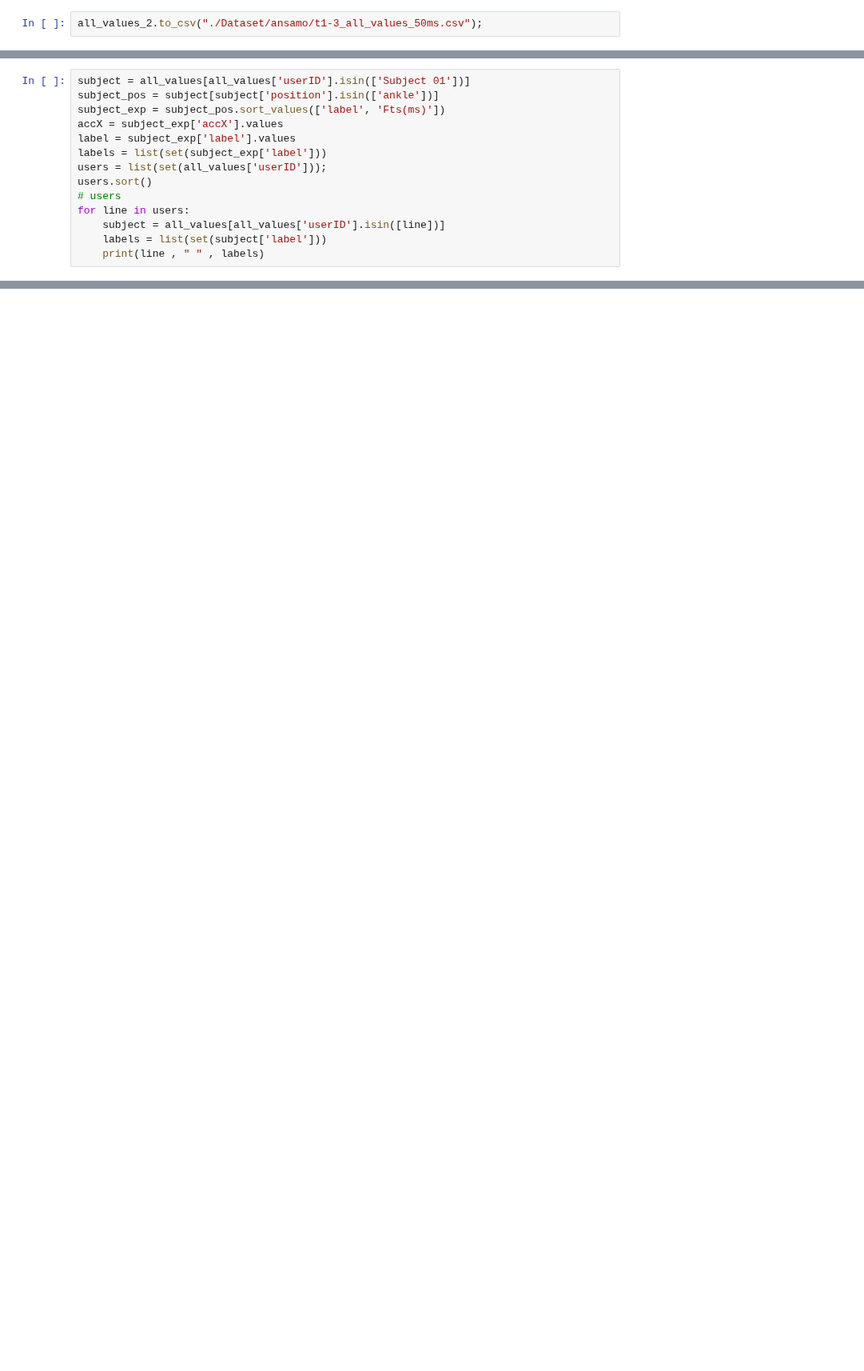
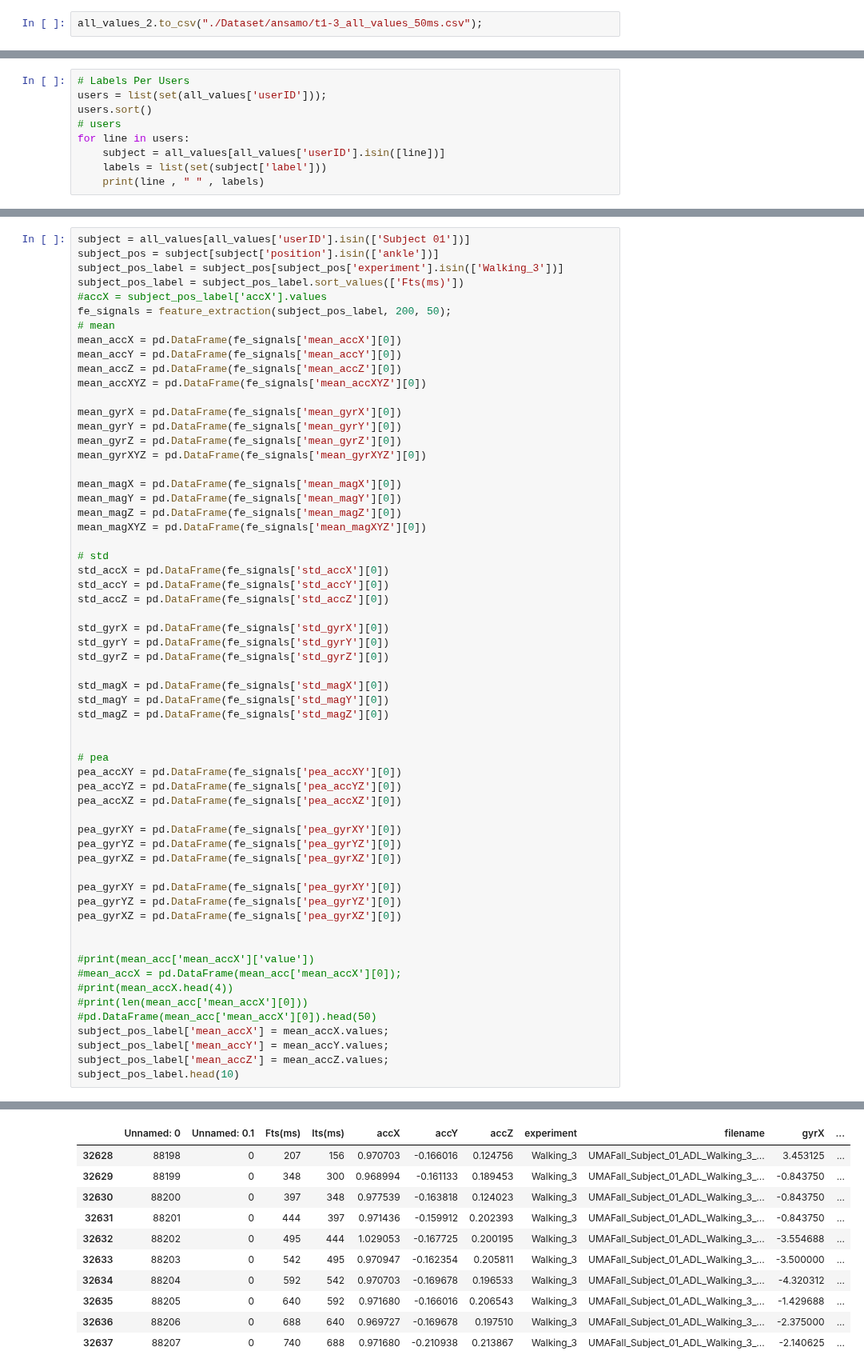
Before and after one commit to pbmiguel/py-har, a Jupyter notebook: TASKS/T1/pre-processing/2016-ANSAMO/2016-ANSAMO-preprocessing-final-version.ipynb, the cells around one changed output, grey strips where cells are left out. Shown at 80% size. Drawn from its saved outputs; the diff is of its cells as text; blank space fills up the shorter version.

```diff
--- a/TASKS/T1/pre-processing/2016-ANSAMO/2016-ANSAMO-preprocessing-final-version.ipynb
+++ b/TASKS/T1/pre-processing/2016-ANSAMO/2016-ANSAMO-preprocessing-final-version.ipynb
@@ -839,12 +838,7 @@ Subject 15 ,  7436
 Subject 16 ,  25950
 Subject 17 ,  5489
 # %%
-subject = all_values[all_values['userID'].isin(['Subject 01'])]
-subject_pos = subject[subject['position'].isin(['ankle'])]
-subject_exp = subject_pos.sort_values(['label', 'Fts(ms)'])
-accX = subject_exp['accX'].values
-label = subject_exp['label'].values
-labels = list(set(subject_exp['label']))
+# Labels Per Users
 users = list(set(all_values['userID']));
 users.sort()
 # users
@@ -872,0 +1268,61 @@ Subject 17   ['Hopping', 'Bending', 'Sitting', 'Walking', 'Jogging']
+# %%
+subject = all_values[all_values['userID'].isin(['Subject 01'])]
+subject_pos = subject[subject['position'].isin(['ankle'])]
+subject_pos_label = subject_pos[subject_pos['experiment'].isin(['Walking_3'])]
+subject_pos_label = subject_pos_label.sort_values(['Fts(ms)'])
+#accX = subject_pos_label['accX'].values
+fe_signals = feature_extraction(subject_pos_label, 200, 50);
+# mean
+mean_accX = pd.DataFrame(fe_signals['mean_accX'][0])
+mean_accY = pd.DataFrame(fe_signals['mean_accY'][0])
+mean_accZ = pd.DataFrame(fe_signals['mean_accZ'][0])
+mean_accXYZ = pd.DataFrame(fe_signals['mean_accXYZ'][0])
+
+mean_gyrX = pd.DataFrame(fe_signals['mean_gyrX'][0])
+mean_gyrY = pd.DataFrame(fe_signals['mean_gyrY'][0])
+mean_gyrZ = pd.DataFrame(fe_signals['mean_gyrZ'][0])
+mean_gyrXYZ = pd.DataFrame(fe_signals['mean_gyrXYZ'][0])
+
+mean_magX = pd.DataFrame(fe_signals['mean_magX'][0])
+mean_magY = pd.DataFrame(fe_signals['mean_magY'][0])
+mean_magZ = pd.DataFrame(fe_signals['mean_magZ'][0])
+mean_magXYZ = pd.DataFrame(fe_signals['mean_magXYZ'][0])
+
+# std
+std_accX = pd.DataFrame(fe_signals['std_accX'][0])
+std_accY = pd.DataFrame(fe_signals['std_accY'][0])
+std_accZ = pd.DataFrame(fe_signals['std_accZ'][0])
+
+std_gyrX = pd.DataFrame(fe_signals['std_gyrX'][0])
+std_gyrY = pd.DataFrame(fe_signals['std_gyrY'][0])
+std_gyrZ = pd.DataFrame(fe_signals['std_gyrZ'][0])
+
+std_magX = pd.DataFrame(fe_signals['std_magX'][0])
+std_magY = pd.DataFrame(fe_signals['std_magY'][0])
+std_magZ = pd.DataFrame(fe_signals['std_magZ'][0])
+
+
+# pea
+pea_accXY = pd.DataFrame(fe_signals['pea_accXY'][0])
+pea_accYZ = pd.DataFrame(fe_signals['pea_accYZ'][0])
+pea_accXZ = pd.DataFrame(fe_signals['pea_accXZ'][0])
+
+pea_gyrXY = pd.DataFrame(fe_signals['pea_gyrXY'][0])
+pea_gyrYZ = pd.DataFrame(fe_signals['pea_gyrYZ'][0])
+pea_gyrXZ = pd.DataFrame(fe_signals['pea_gyrXZ'][0])
+
+pea_gyrXY = pd.DataFrame(fe_signals['pea_gyrXY'][0])
+pea_gyrYZ = pd.DataFrame(fe_signals['pea_gyrYZ'][0])
+pea_gyrXZ = pd.DataFrame(fe_signals['pea_gyrXZ'][0])
+
+
+#print(mean_acc['mean_accX']['value'])
+#mean_accX = pd.DataFrame(mean_acc['mean_accX'][0]);
+#print(mean_accX.head(4))
+#print(len(mean_acc['mean_accX'][0]))
+#pd.DataFrame(mean_acc['mean_accX'][0]).head(50)
+subject_pos_label['mean_accX'] = mean_accX.values;
+subject_pos_label['mean_accY'] = mean_accY.values;
+subject_pos_label['mean_accZ'] = mean_accZ.values;
+subject_pos_label.head(10)
+# %% [output]
@@ -872,0 +1331,11 @@ Subject 17   ['Hopping', 'Bending', 'Sitting', 'Walking', 'Jogging']
+|  | Unnamed: 0 | Unnamed: 0.1 | Fts(ms) | Its(ms) | accX | accY | accZ | experiment | filename | gyrX | ... |
+| 32628 | 88198 | 0 | 207 | 156 | 0.970703 | -0.166016 | 0.124756 | Walking_3 | UMAFall_Subject_01_ADL_Walking_3_... | 3.453125 | ... |
+| 32629 | 88199 | 0 | 348 | 300 | 0.968994 | -0.161133 | 0.189453 | Walking_3 | UMAFall_Subject_01_ADL_Walking_3_... | -0.843750 | ... |
+| 32630 | 88200 | 0 | 397 | 348 | 0.977539 | -0.163818 | 0.124023 | Walking_3 | UMAFall_Subject_01_ADL_Walking_3_... | -0.843750 | ... |
+| 32631 | 88201 | 0 | 444 | 397 | 0.971436 | -0.159912 | 0.202393 | Walking_3 | UMAFall_Subject_01_ADL_Walking_3_... | -0.843750 | ... |
+| 32632 | 88202 | 0 | 495 | 444 | 1.029053 | -0.167725 | 0.200195 | Walking_3 | UMAFall_Subject_01_ADL_Walking_3_... | -3.554688 | ... |
+| 32633 | 88203 | 0 | 542 | 495 | 0.970947 | -0.162354 | 0.205811 | Walking_3 | UMAFall_Subject_01_ADL_Walking_3_... | -3.500000 | ... |
+| 32634 | 88204 | 0 | 592 | 542 | 0.970703 | -0.169678 | 0.196533 | Walking_3 | UMAFall_Subject_01_ADL_Walking_3_... | -4.320312 | ... |
+| 32635 | 88205 | 0 | 640 | 592 | 0.971680 | -0.166016 | 0.206543 | Walking_3 | UMAFall_Subject_01_ADL_Walking_3_... | -1.429688 | ... |
+| 32636 | 88206 | 0 | 688 | 640 | 0.969727 | -0.169678 | 0.197510 | Walking_3 | UMAFall_Subject_01_ADL_Walking_3_... | -2.375000 | ... |
+| 32637 | 88207 | 0 | 740 | 688 | 0.971680 | -0.210938 | 0.213867 | Walking_3 | UMAFall_Subject_01_ADL_Walking_3_... | -2.140625 | ... |
```
Also changed, not shown: parts of 9 cells of this notebook, 2 other files.
